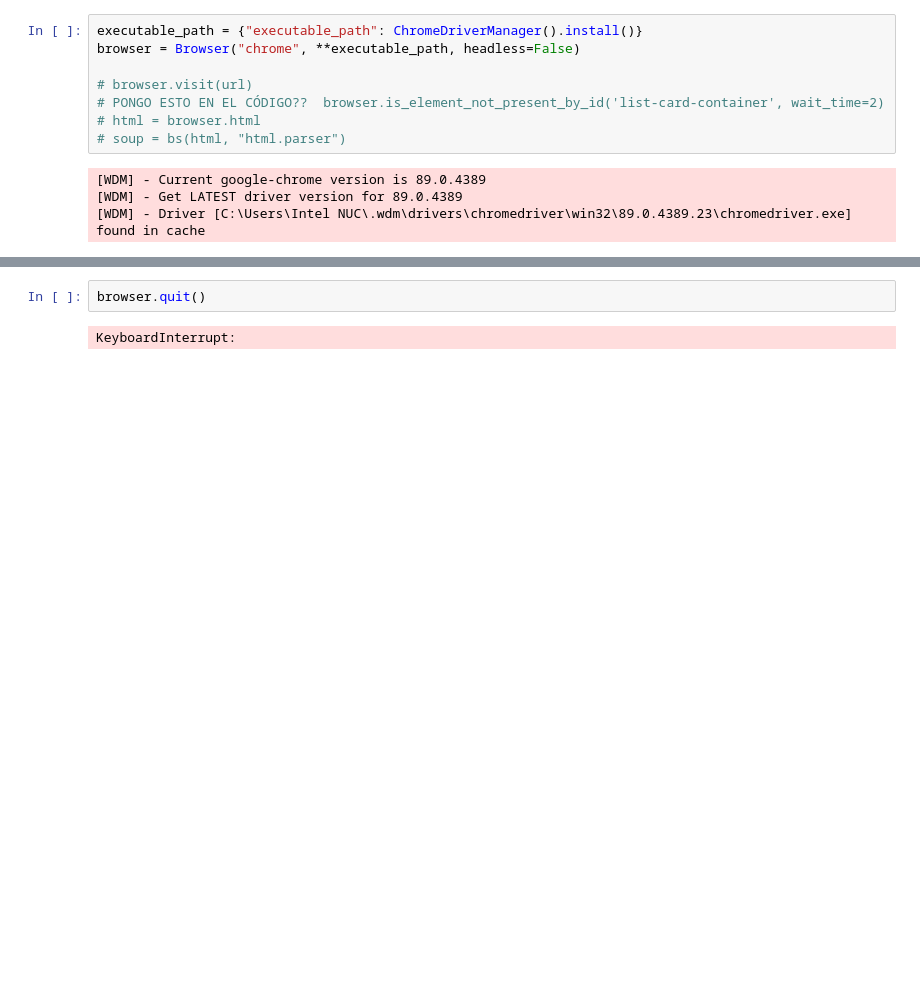
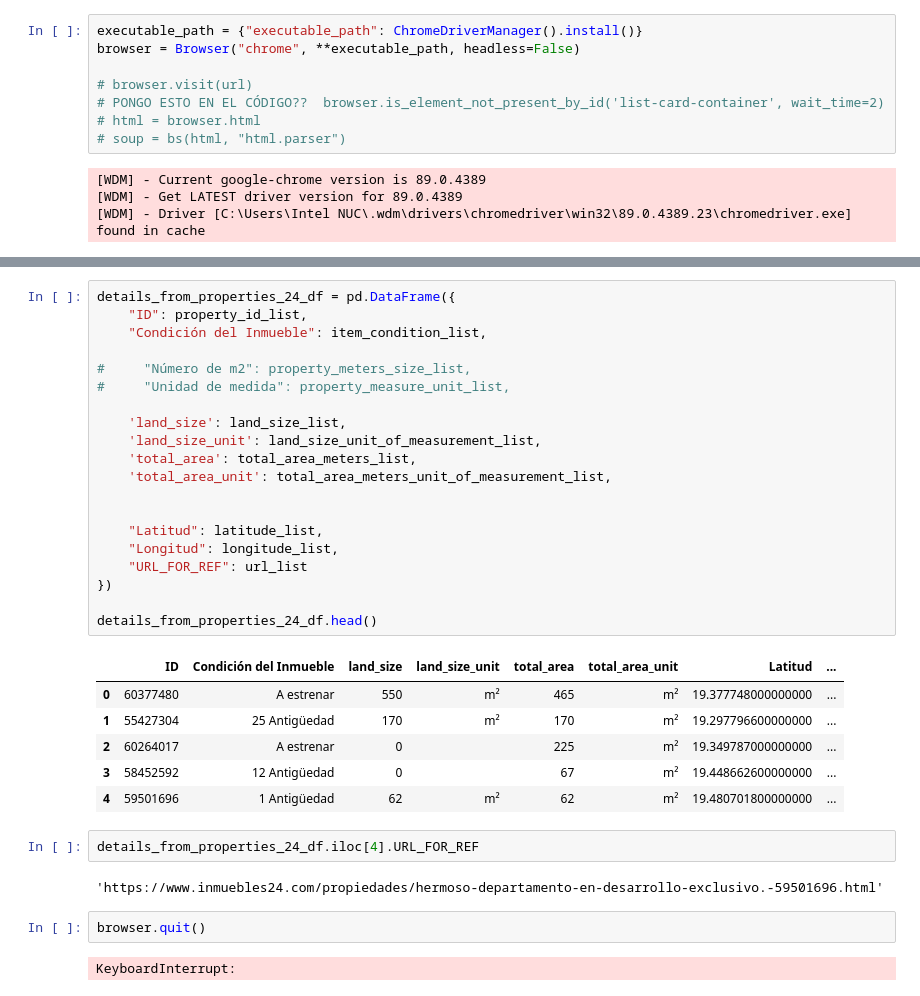
Before and after one commit to trezeget-1/meli_project, a Jupyter notebook: Inmuebles 24 - Scrape.ipynb, the cells around one changed output, grey strips where cells are left out. Saved outputs shown, nothing was run; the diff lists cells and outputs as text; blank space fills up the shorter version.

```diff
--- a/Inmuebles 24 - Scrape.ipynb
+++ b/Inmuebles 24 - Scrape.ipynb
@@ -909,3 +944,34 @@ Tamaño de la propiedad: 123 m², Measure_unit: m², Antigüedad: 52  Antigüeda
+# %%
+details_from_properties_24_df = pd.DataFrame({
+    "ID": property_id_list,
+    "Condición del Inmueble": item_condition_list,
+
+#     "Número de m2": property_meters_size_list,
+#     "Unidad de medida": property_measure_unit_list,
+
+    'land_size': land_size_list,
+    'land_size_unit': land_size_unit_of_measurement_list,
+    'total_area': total_area_meters_list,
+    'total_area_unit': total_area_meters_unit_of_measurement_list,
+
+
+    "Latitud": latitude_list,
+    "Longitud": longitude_list,
+    "URL_FOR_REF": url_list
+})
+
+details_from_properties_24_df.head()
+# %% [output]
+|  | ID | Condición del Inmueble | land_size | land_size_unit | total_area | total_area_unit | Latitud | ... |
+| 0 | 60377480 | A estrenar | 550 | m² | 465 | m² | 19.377748000000000 | ... |
+| 1 | 55427304 | 25 Antigüedad | 170 | m² | 170 | m² | 19.297796600000000 | ... |
+| 2 | 60264017 | A estrenar | 0 |  | 225 | m² | 19.349787000000000 | ... |
+| 3 | 58452592 | 12 Antigüedad | 0 |  | 67 | m² | 19.448662600000000 | ... |
+| 4 | 59501696 | 1 Antigüedad | 62 | m² | 62 | m² | 19.480701800000000 | ... |
+# %%
+details_from_properties_24_df.iloc[4].URL_FOR_REF
+# %% [output]
+'https://www.inmuebles24.com/propiedades/hermoso-departamento-en-desarrollo-exclusivo.-59501696.html'
 # %%
 browser.quit()
 # %% [output]
```
Also changed, not shown: parts of 4 cells of this notebook.
